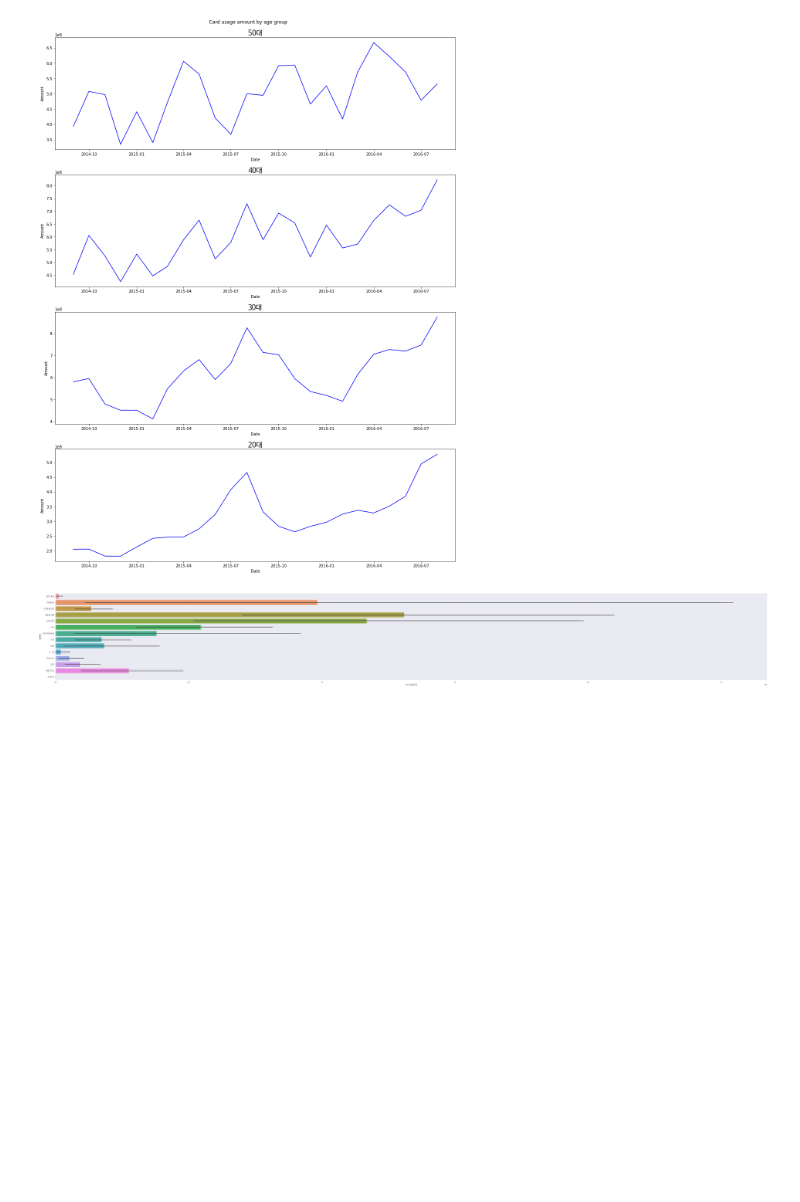
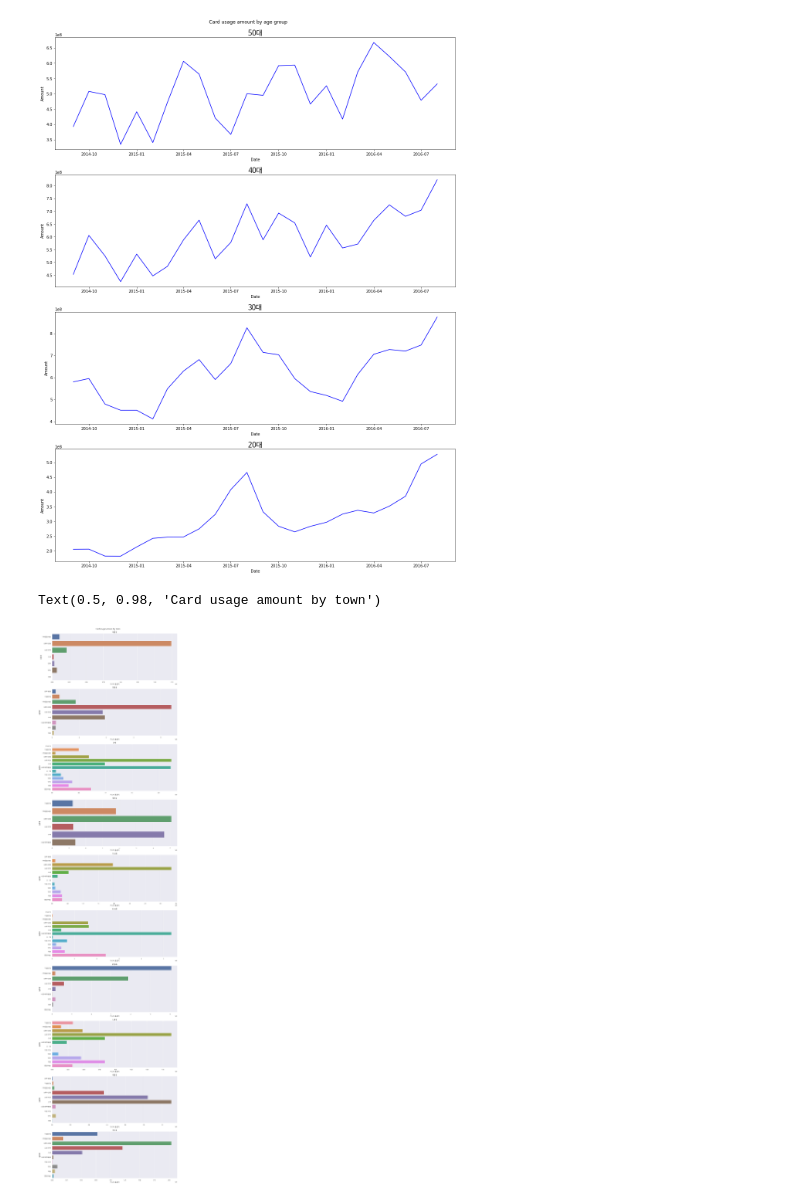
Before and after one commit to So-chankyun/consumption-pattern-analysis-of-jeju-tourist, a Jupyter notebook: consumption pattern analysis of jeju tourist.ipynb, the cells around one changed output. Drawn from its saved outputs; the diff is of its cells as text; code cells hidden in the pictures; blank space fills up the shorter version.

```diff
--- a/consumption pattern analysis of jeju tourist.ipynb
+++ b/consumption pattern analysis of jeju tourist.ipynb
@@ -340,9 +340,16 @@ plt.suptitle('Card usage amount by age group')
 Text(0.5, 0.98, 'Card usage amount by age group')
 [figure]
 # %%
+# subplots으로 여러개의 그래프를 그릴 수 있도록 한다.
 card_usage_amount_by_town = data.groupby(['제주 중분류','업종명'])['카드이용금액'].sum()
-card_usage_amount_by_town_df = card_usage_amount_by_town.to_frame(name='카드이용금액').reset_index()
+card_usage_amount_by_town_df = card_usage_amount_by_town.to_frame('카드이용금액').reset_index()
+fig, axes = plt.subplots(nrows=len(town_in_jejudo),figsize=(15,60),constrained_layout=True)
+
 for idx, town in enumerate(town_in_jejudo):
-    ax = sns.barplot(x='카드이용금액',y='업종명',data=card_usage_amount_by_town_df)
+    sns.barplot(ax=axes[idx],x='카드이용금액',y='업종명',data=card_usage_amount_by_town_df[card_usage_amount_by_town_df['제주 중분류']==town])
+    axes[idx].set_title(town)
+
+plt.suptitle('Card usage amount by town')
 # %% [output]
+Text(0.5, 0.98, 'Card usage amount by town')
-[figure, old version]
+[figure, new version]
```
